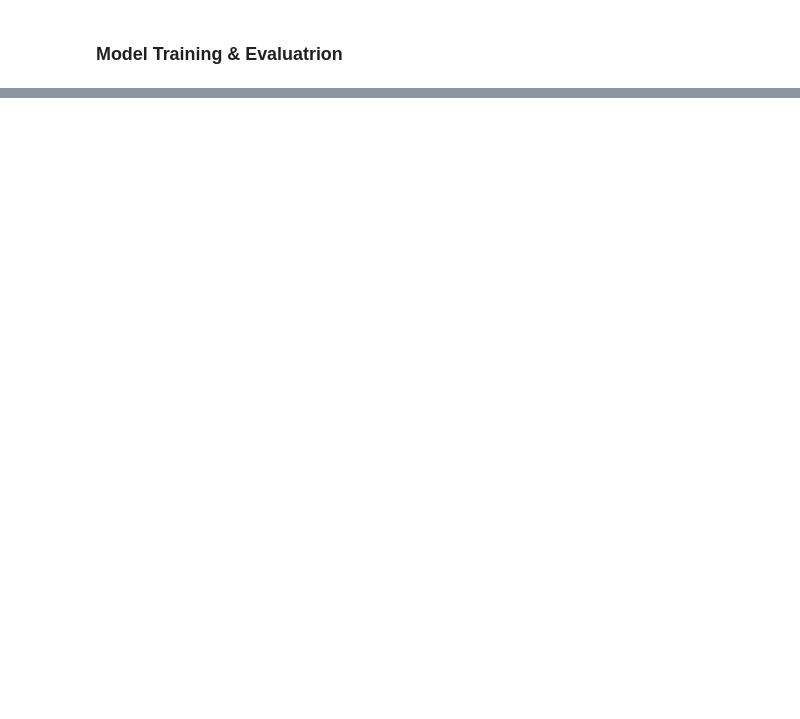
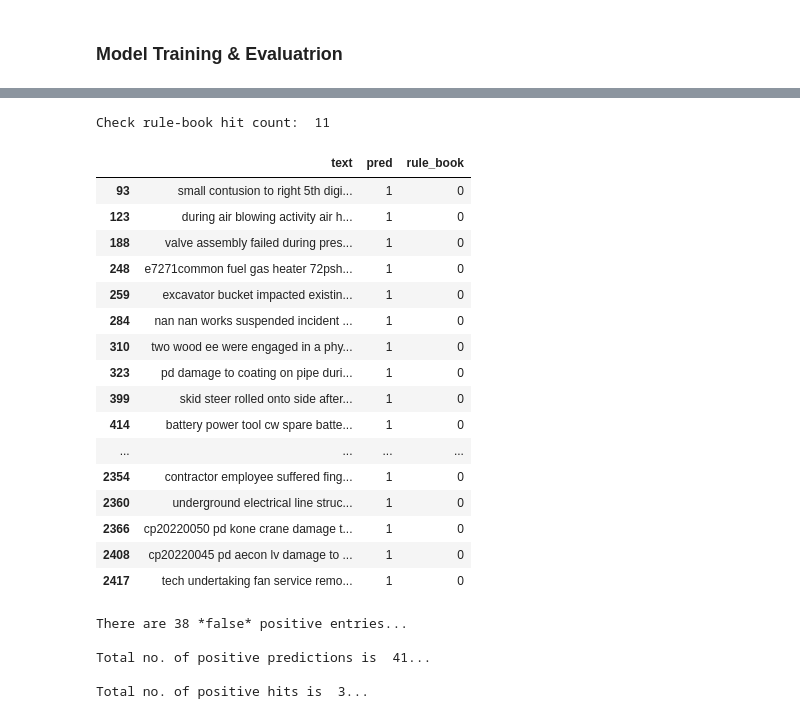
Before and after one commit to 3minuterecord/safety_report_topic_classification, a Jupyter notebook: 09_topic_classification/safety_BiLSTM_BDA_trDA.ipynb, the cells around one changed output, grey strips where cells are left out. Drawn from its saved outputs; the diff is of its cells as text; code cells hidden in the pictures; blank space fills up the shorter version.

```diff
--- a/09_topic_classification/safety_BiLSTM_BDA_trDA.ipynb
+++ b/09_topic_classification/safety_BiLSTM_BDA_trDA.ipynb
@@ -604,0 +756,4 @@ pickle.dump(model, open(filename, 'wb'))
+# %%
+# Now create the input to the model training stage
+X_test = df.text
+y_test = df.category # Remember, these are not necessarily the 'truth' but rule_book hits
@@ -604,0 +786,9 @@ pickle.dump(model, open(filename, 'wb'))
+# %%
+# Print accuracy measures
+print(f'\n Evaluating Model for "{focus_cat}" with new data ... \n')
+
+predicted = model.predict(X_test_Glove)
+predicted = np.argmax(predicted, axis=1)
+
+print(metrics.classification_report(y_test, predicted))
+print("\n")
@@ -604,0 +807,45 @@ pickle.dump(model, open(filename, 'wb'))
+# %%
+# Create dataframe for inspection of results
+tmp = pd.DataFrame(X_test, columns=['text'])
+tmp['pred'] = predicted
+tmp['rule_book'] = y_test.values
+
+# Quick look at predicted positives
+print('Check rule-book hit count: ', len(tmp[tmp['rule_book']==1]))
+# %% [output]
+Check rule-book hit count:  11
+# %%
+# Examine precision stats
+# Look at predicted positives that did not have a rule-book hit
+table = tmp[(tmp['pred']==1) & (tmp['rule_book']==0)]
+outta = tmp[(tmp['pred']==1)]
+display(HTML(table.to_html()))
+total_pos_preds = len(tmp[(tmp['pred']==1)])
+outta.to_csv(f'10_performance/{focus_cat}_{total_pos_preds}_bda_trda_addendum_checks.csv')
+total_pos_hits = len(tmp[(tmp['pred']==1) & (tmp['rule_book']==1)])
+print(f'\nThere are {len(table)} *false* positive entries...')
+print(f'\nTotal no. of positive predictions is  {total_pos_preds}...')
+print(f'\nTotal no. of positive hits is  {total_pos_hits }...')
+# %% [output]
+|  | text | pred | rule_book |
+| 93 | small contusion to right 5th digi... | 1 | 0 |
+| 123 | during air blowing activity air h... | 1 | 0 |
+| 188 | valve assembly failed during pres... | 1 | 0 |
+| 248 | e7271common fuel gas heater 72psh... | 1 | 0 |
+| 259 | excavator bucket impacted existin... | 1 | 0 |
+| 284 | nan nan works suspended incident ... | 1 | 0 |
+| 310 | two wood ee were engaged in a phy... | 1 | 0 |
+| 323 | pd damage to coating on pipe duri... | 1 | 0 |
+| 399 | skid steer rolled onto side after... | 1 | 0 |
+| 414 | battery power tool cw spare batte... | 1 | 0 |
+| ... | ... | ... | ... |
+| 2354 | contractor employee suffered fing... | 1 | 0 |
+| 2360 | underground electrical line struc... | 1 | 0 |
+| 2366 | cp20220050 pd kone crane damage t... | 1 | 0 |
+| 2408 | cp20220045 pd aecon lv damage to ... | 1 | 0 |
+| 2417 | tech undertaking fan service remo... | 1 | 0 |
+There are 38 *false* positive entries...
+
+Total no. of positive predictions is  41...
+
+Total no. of positive hits is  3...
```
Also changed, not shown: parts of 32 cells of this notebook, 8 other files.
